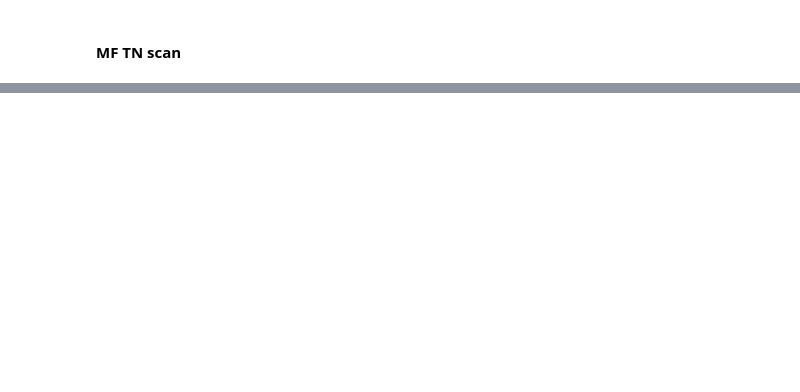
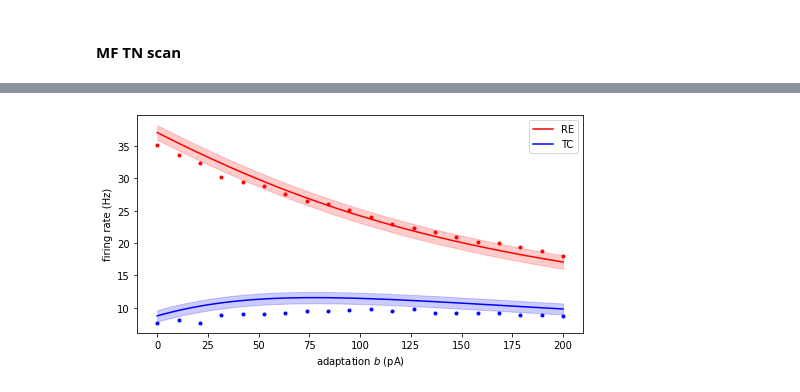
Before and after one commit to SiodhachanOSullivan/MF-Thalamus, a Jupyter notebook: plots.ipynb, the cells around one changed output, grey strips where cells are left out. Cells and saved outputs as stored; diff of their text form; code cells hidden in the pictures; blank space fills up the shorter version.

```diff
--- a/plots.ipynb
+++ b/plots.ipynb
@@ -34,5 +58,6 @@ plt.legend()
 # %%
-MFfe, MFfi = np.load("data\\MF_out_scan.npy")
-TNfe, TNfi = np.load("data\\TNetwork_scan.npy")
-MFtt = np.linspace(0.01,100, MFfe.size)
-TNtt = np.linspace(0.01,100, TNfe.size)
+MFfe, MFfi = np.load("data\\MF_scan_freq_b.npy")
+MFcee, MFcii = np.load("data\\MF_scan_cov_b.npy")
+TNfe, TNfi = np.load("data\\TNetwork_scan_b.npy")
+MFtt = np.linspace(0,200, MFfe.size)
+TNtt = np.linspace(0,200, TNfe.size)
@@ -56,0 +64,15 @@ No artists with labels found to put in legend.  Note that artists whose label st
+# %%
+plt.figure(figsize=(8,4))
+plt.plot(MFtt, MFfi, 'r', label='RE')
+plt.plot(MFtt, MFfe, 'b', label='TC')
+plt.fill_between(MFtt, MFfi-MFcii, MFfi+MFcii, color='r', alpha=0.2)
+plt.fill_between(MFtt, MFfe-MFcee, MFfe+MFcee, color='b', alpha=0.2)
+plt.plot(TNtt, TNfi, '.r', zorder=-1)
+plt.plot(TNtt, TNfe, '.b', zorder=-1)
+
+plt.xlabel("adaptation $b$ (pA)")
+plt.ylabel("firing rate (Hz)")
+plt.legend()
+# plt.savefig(f"gfx\\comp_scan_b.png", dpi=250, bbox_inches='tight')
+# %% [output]
+[figure, added]
```
Also changed, not shown: parts of 12 cells of this notebook, 5 other files.
